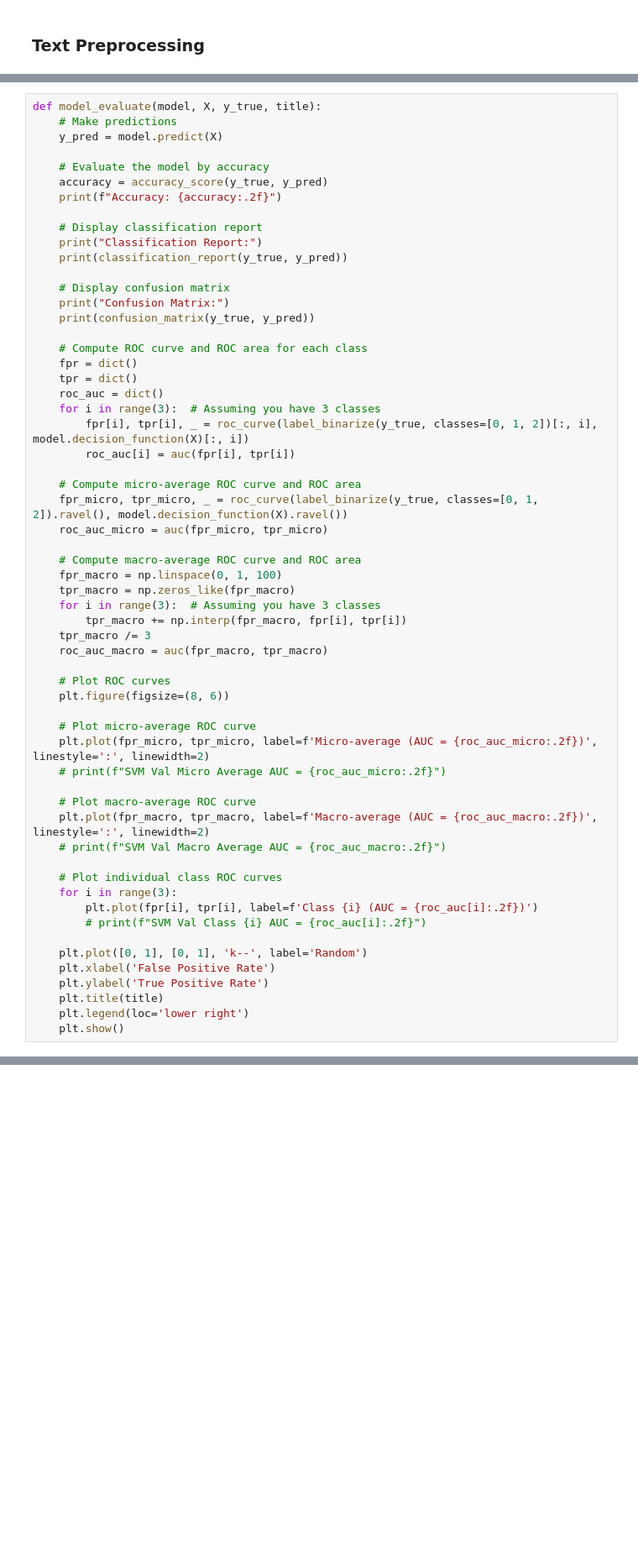
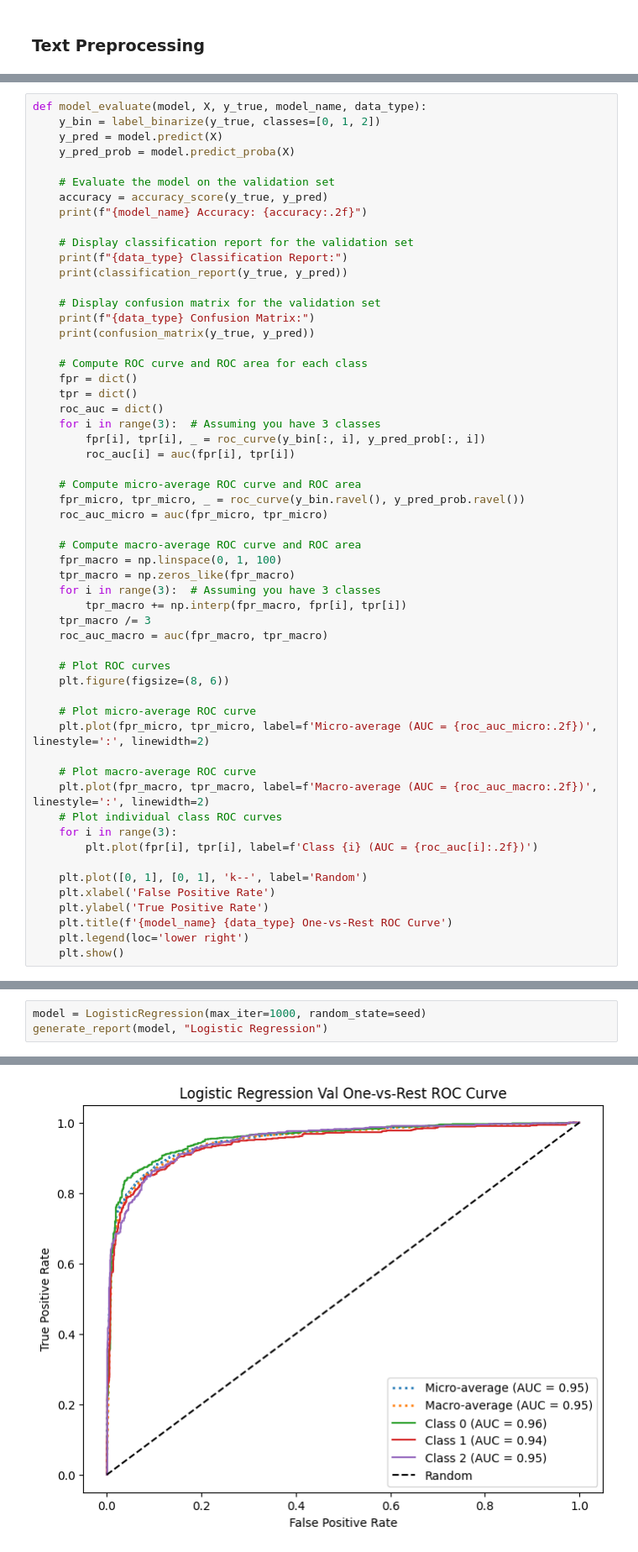
Before and after one commit to VM230705/DM_Final_Project, a Jupyter notebook: classification_snippet_only.ipynb, the cells around one changed output, grey strips where cells are left out. Shown at 84% size. Drawn from its saved outputs; the diff is of its cells as text; blank space fills up the shorter version.

```diff
--- a/classification_snippet_only.ipynb
+++ b/classification_snippet_only.ipynb
@@ -345,18 +421,19 @@ generate_combined_plot(' '.join(train_df[train_df['salary_range'] == 'High']['sn
 # %%
-def model_evaluate(model, X, y_true, title):
-    # Make predictions
+def model_evaluate(model, X, y_true, model_name, data_type):
+    y_bin = label_binarize(y_true, classes=[0, 1, 2])
     y_pred = model.predict(X)
+    y_pred_prob = model.predict_proba(X)
 
-    # Evaluate the model by accuracy
+    # Evaluate the model on the validation set
     accuracy = accuracy_score(y_true, y_pred)
-    print(f"Accuracy: {accuracy:.2f}")
+    print(f"{model_name} Accuracy: {accuracy:.2f}")
 
-    # Display classification report
-    print("Classification Report:")
+    # Display classification report for the validation set
+    print(f"{data_type} Classification Report:")
     print(classification_report(y_true, y_pred))
 
-    # Display confusion matrix
-    print("Confusion Matrix:")
+    # Display confusion matrix for the validation set
+    print(f"{data_type} Confusion Matrix:")
     print(confusion_matrix(y_true, y_pred))
 
     # Compute ROC curve and ROC area for each class
@@ -364,11 +441,11 @@ def model_evaluate(model, X, y_true, title):
     tpr = dict()
     roc_auc = dict()
     for i in range(3):  # Assuming you have 3 classes
-        fpr[i], tpr[i], _ = roc_curve(label_binarize(y_true, classes=[0, 1, 2])[:, i], model.decision_function(X)[:, i])
+        fpr[i], tpr[i], _ = roc_curve(y_bin[:, i], y_pred_prob[:, i])
         roc_auc[i] = auc(fpr[i], tpr[i])
 
     # Compute micro-average ROC curve and ROC area
-    fpr_micro, tpr_micro, _ = roc_curve(label_binarize(y_true, classes=[0, 1, 2]).ravel(), model.decision_function(X).ravel())
+    fpr_micro, tpr_micro, _ = roc_curve(y_bin.ravel(), y_pred_prob.ravel())
     roc_auc_micro = auc(fpr_micro, tpr_micro)
 
     # Compute macro-average ROC curve and ROC area
@@ -384,21 +461,17 @@ def model_evaluate(model, X, y_true, title):
 
     # Plot micro-average ROC curve
     plt.plot(fpr_micro, tpr_micro, label=f'Micro-average (AUC = {roc_auc_micro:.2f})', linestyle=':', linewidth=2)
-    # print(f"SVM Val Micro Average AUC = {roc_auc_micro:.2f}")
 
     # Plot macro-average ROC curve
     plt.plot(fpr_macro, tpr_macro, label=f'Macro-average (AUC = {roc_auc_macro:.2f})', linestyle=':', linewidth=2)
-    # print(f"SVM Val Macro Average AUC = {roc_auc_macro:.2f}")
-
     # Plot individual class ROC curves
     for i in range(3):
         plt.plot(fpr[i], tpr[i], label=f'Class {i} (AUC = {roc_auc[i]:.2f})')
-        # print(f"SVM Val Class {i} AUC = {roc_auc[i]:.2f}")
 
     plt.plot([0, 1], [0, 1], 'k--', label='Random')
     plt.xlabel('False Positive Rate')
     plt.ylabel('True Positive Rate')
-    plt.title(title)
+    plt.title(f'{model_name} {data_type} One-vs-Rest ROC Curve')
     plt.legend(loc='lower right')
     plt.show()
 # %%
@@ -479,0 +505,4 @@ Confusion Matrix:
+# %%
+model = LogisticRegression(max_iter=1000, random_state=seed)
+generate_report(model, "Logistic Regression")
+# %% [output]
@@ -479,0 +526 @@ Confusion Matrix:
+[figure, added]
```
Also changed, not shown: parts of 17 cells of this notebook.
